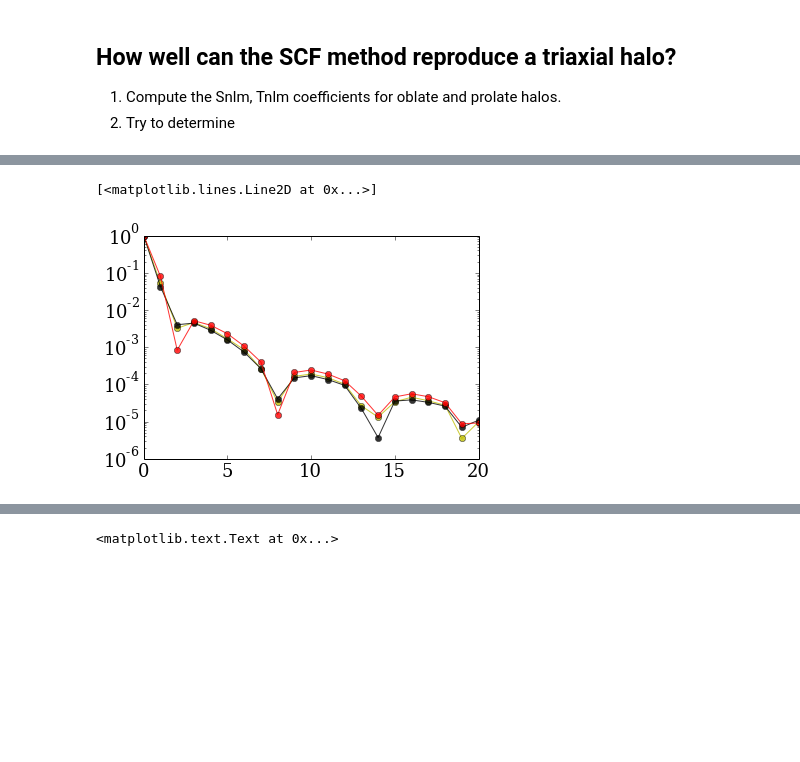
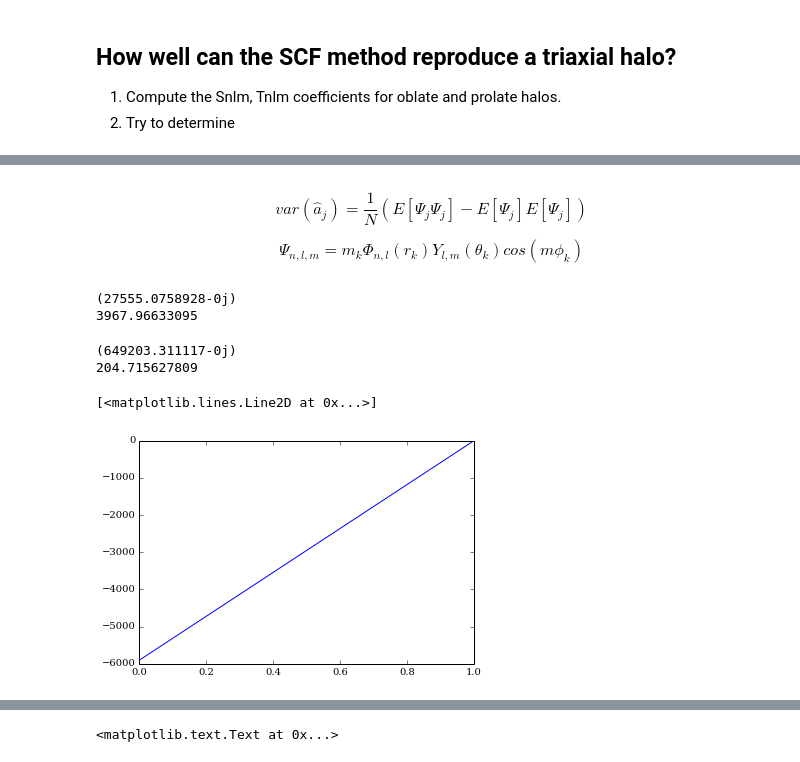
Before and after one commit to jngaravitoc/LMC-MW, a Jupyter notebook: code/SCF/SCF_triaxial.ipynb, the cells around one changed output, grey strips where cells are left out. Saved outputs shown, nothing was run; the diff lists cells and outputs as text; code cells hidden in the pictures; blank space fills up the shorter version.

```diff
--- a/code/SCF/SCF_triaxial.ipynb
+++ b/code/SCF/SCF_triaxial.ipynb
@@ -65,0 +93,8 @@ Sprolate08, Tprolate08, nlmsp08 = STnlm(MW_prolate08_t, Mass, r_s, 20, 0)
+# %% [markdown]
+\begin{equation}
+var(\hat{a}_j) = \dfrac{1}{N}(E[\Psi_j \Psi_j] - E[\Psi_j]E[\Psi_j])
+\end{equation}
+
+\begin{equation}
+\Psi_{n,l,m} =  m_k \Phi_{n,l}(r_k)Y_{l,m}(\theta_k)cos(m\phi_k)
+\end{equation}
@@ -65,0 +123,34 @@ Sprolate08, Tprolate08, nlmsp08 = STnlm(MW_prolate08_t, Mass, r_s, 20, 0)
+# %%
+def coeff_variance(a, x, y, z, mass, n, l, m):
+    """
+    Input:
+    ------
+    a: S_nlm, T_nlm coefficients.
+    x: Array of particles x-coordiante
+    y: Array of particles y-coordiante
+    z: Array of particles z-coordinate
+    mass: Array with the mass particles
+    Output:
+    -------
+    var(a): A float number with the variance
+    of the coefficient (S_nlm, T_nlm)
+    """
+    r = np.sqrt(x**2.0+y**2.0+z**2.0)
+    N = len(r)
+    theta = z/r
+    phi = np.arctan2(y,x)
+    Y_lm = special.sph_harm(m,l,theta,0) # scipy notation m,l
+    phi_nl = phi_nl_f(r, n, l)
+    Psi = phi_nl*Y_lm*mass*np.cos(m*phi)# Multiply by mass etc..
+    if m==0:
+        dm0=1.0
+    else:
+        dm0=0.0
+    Anl = Anl_f(n,l)
+    variance = ((2.-dm0)*Anl*np.sum(Psi**2.0)) - a**2.0
+    S=(2.-dm0)*Anl*np.sum(Psi)
+    print(S)
+    #print(Anl)
+    #print(np.sum(Psi**2.0)*(2.-dm0)*Anl)
+    print(a)
+    return variance# assuming that all particles have the same mass
@@ -66,10 +159,22 @@ Sprolate08, Tprolate08, nlmsp08 = STnlm(MW_prolate08_t, Mass, r_s, 20, 0)
+# %%
+var_a = np.zeros(2)
+for i in range(2):
+    var_a[i] = 1/(1+coeff_variance(Sspheric[i,0,0], MW_sph_t[:,0], MW_sph_t[:,1], MW_sph_t[:,0], Mass, i, 0, 0)/Sspheric[i,0,0]**2.0)
+# %% [output]
+(27555.0758928-0j)
+3967.96633095
+(649203.311117-0j)
+204.715627809
+# %%
+plot((var_a))
+#ylim(-40, 10)
+# %% [output]
+[<matplotlib.lines.Line2D at 0x...>]
+[figure, added]
 # %%
-plt.semilogy(np.array(nlmsph)[:,0], np.abs(Ssph.flat/Ssph[0,0,0])[:], marker='o', c='y', alpha=0.8, label='$n=20$')
-plt.semilogy(np.array(nlmso12)[:,0], np.abs(Soblate12.flat/Soblate12[0,0,0])[:], marker='o', c='k', alpha=0.8, label='$n=20$')
+#plt.semilogy(np.array(nlmsph)[:0], np.abs(Sspheric[:,0,0].flat/Sspheric[0,0,0])[:], marker='o', c='y', alpha=0.8, label='$n=20$')
+#plt.semilogy(np.array(nlmso12)[:,0], np.abs(Soblate12.flat/Soblate12[0,0,0])[:], marker='o', c='k', alpha=0.8, label='$n=20$')
 #plt.semilogy(np.array(nlmso15)[:,0], np.abs(Soblate15.flat/Soblate15[0,0,0])[:], marker='o', c='b', alpha=0.8, label='$n=20$')
-plt.semilogy(np.array(nlmsp06)[:,0], np.abs(Sprolate06.flat/Sprolate06[0,0,0])[:], marker='o', c='r', alpha=0.8, label='$n=20$')
+#plt.semilogy(np.array(nlmsp06)[:,0], np.abs(Sprolate06.flat/Sprolate06[0,0,0])[:], marker='o', c='r', alpha=0.8, label='$n=20$')
 #plt.semilogy(np.array(nlmsp08)[:,0], np.abs(Sprolate08.flat/Sprolate08[0,0,0])[:], marker='o', c='g', alpha=0.8, label='$n=20$')
-# %% [output]
-[<matplotlib.lines.Line2D at 0x...>]
-[figure, removed]
 # %%
```
Also changed, not shown: parts of 25 cells of this notebook.
